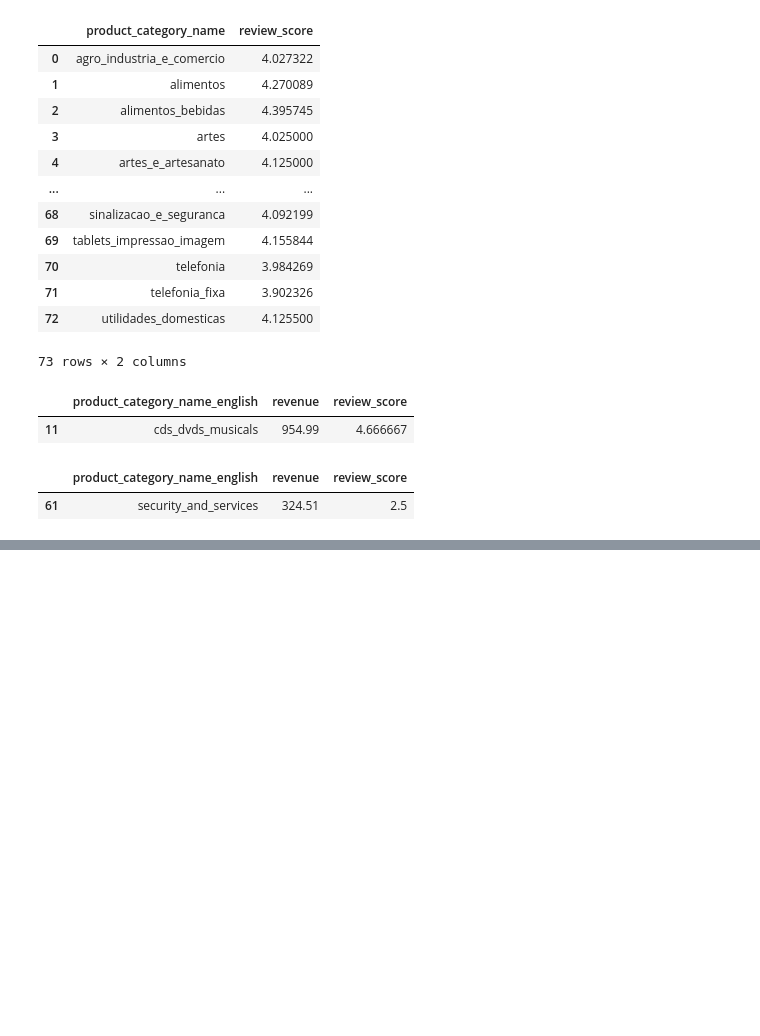
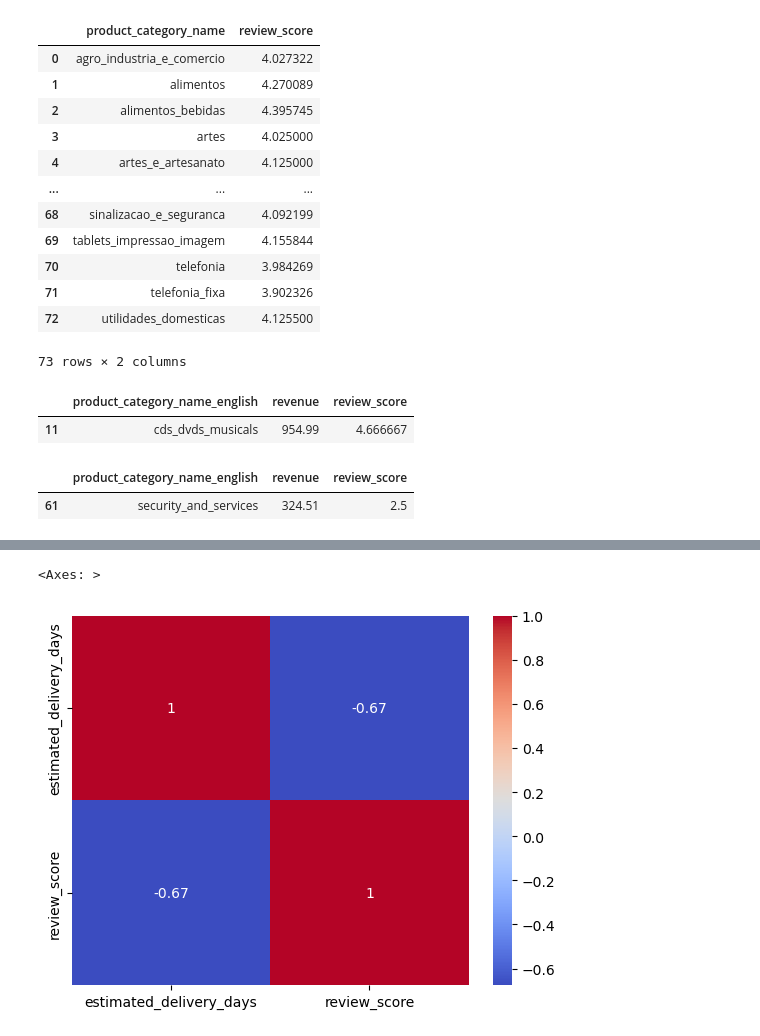
Before and after one commit to Vinaychauhan06/E-Commerce-Analytics-Dashboard-Python-SQL-Power-BI-, a Jupyter notebook: 02_EDA_Analysis.ipynb, the cells around one changed output, grey strips where cells are left out. Cells and saved outputs as stored; diff of their text form; code cells hidden in the pictures; blank space fills up the shorter version.

```diff
--- a/02_EDA_Analysis.ipynb
+++ b/02_EDA_Analysis.ipynb
@@ -694,0 +794,2 @@ final_category[final_category['review_score']==final_category['review_score'].mi
+# %%
+corr_review=order_review_time.corr(numeric_only=True)
@@ -694,0 +805,5 @@ final_category[final_category['review_score']==final_category['review_score'].mi
+# %%
+sns.heatmap(corr_review,annot=True,cmap='coolwarm')
+# %% [output]
+<Axes: >
+[figure, added]
```
Also changed, not shown: parts of 20 cells of this notebook.
